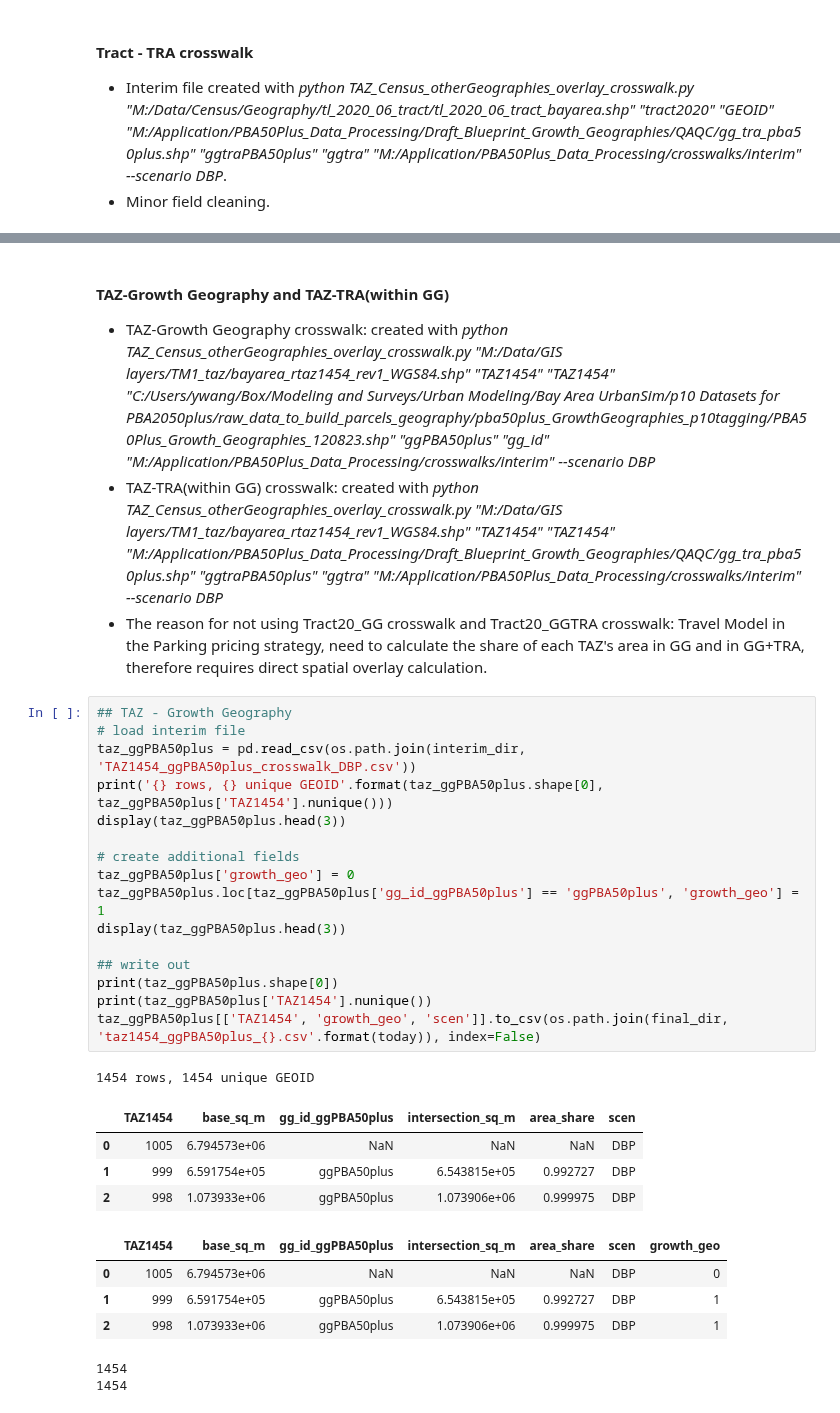
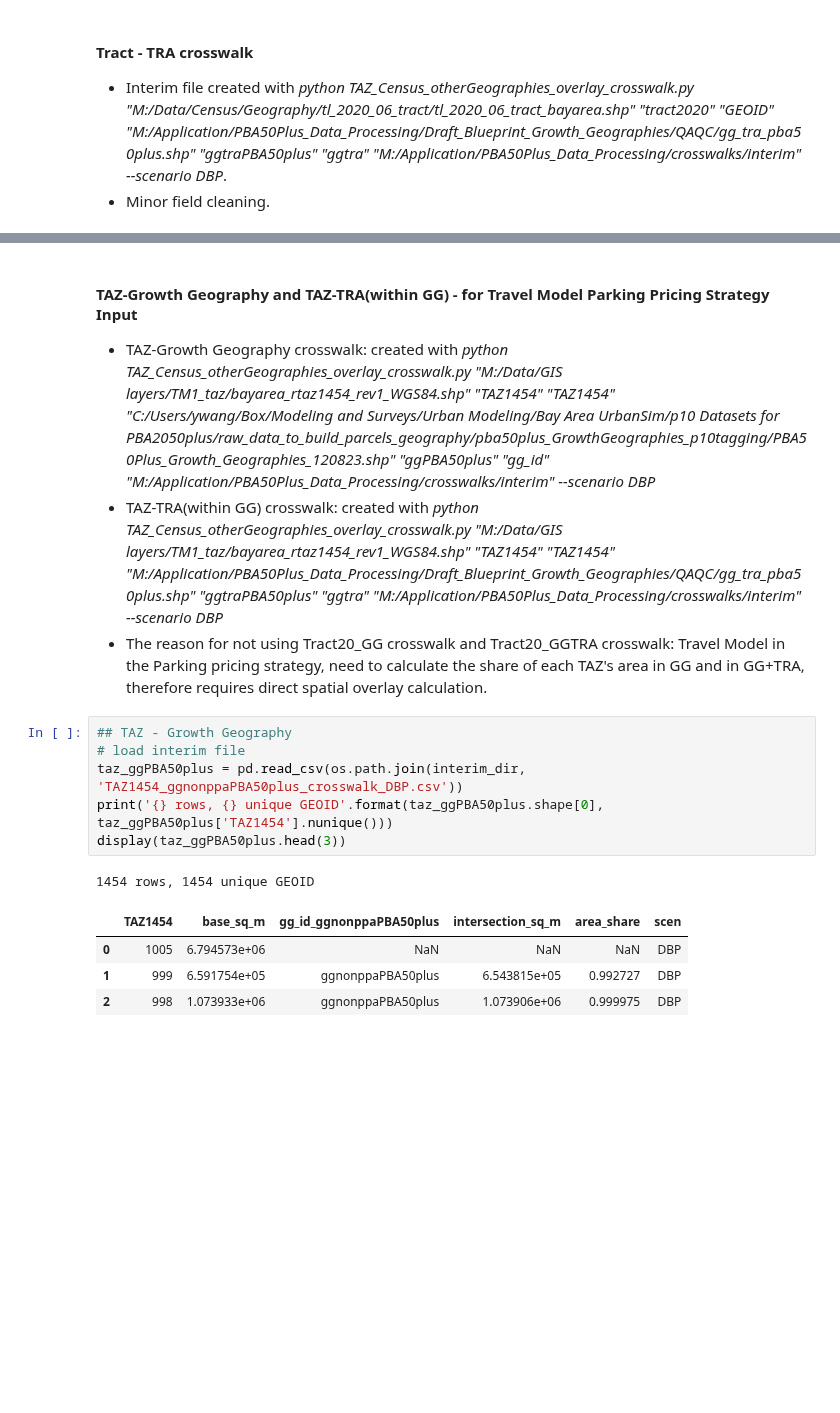
Before and after one commit to BayAreaMetro/travel-model-one, a Jupyter notebook: utilities/taz-data-builder/build_TAZ1454_TRACT20_crosswalks.ipynb, the cells around one changed output, grey strips where cells are left out. Cells and saved outputs as stored; diff of their text form; blank space fills up the shorter version.

```diff
--- a/utilities/taz-data-builder/build_TAZ1454_TRACT20_crosswalks.ipynb
+++ b/utilities/taz-data-builder/build_TAZ1454_TRACT20_crosswalks.ipynb
@@ -241,38 +243,22 @@ tract20_ggtraPBA50plus[['GEOID', 'gg_tra', 'scen']].to_csv(os.path.join(final_di
 1772
 1772
 # %% [markdown]
-#### TAZ-Growth Geography and TAZ-TRA(within GG)
+#### TAZ-Growth Geography and TAZ-TRA(within GG) - for Travel Model Parking Pricing Strategy Input
 * TAZ-Growth Geography crosswalk: created with *python TAZ_Census_otherGeographies_overlay_crosswalk.py "M:/Data/GIS layers/TM1_taz/bayarea_rtaz1454_rev1_WGS84.shp" "TAZ1454"  "TAZ1454" "C:/Users/ywang/Box/Modeling and Surveys/Urban Modeling/Bay Area UrbanSim/p10 Datasets for PBA2050plus/raw_data_to_build_parcels_geography/pba50plus_GrowthGeographies_p10tagging/PBA50Plus_Growth_Geographies_120823.shp" "ggPBA50plus" "gg_id" "M:/Application/PBA50Plus_Data_Processing/crosswalks/interim" --scenario DBP*
 * TAZ-TRA(within GG) crosswalk: created with *python TAZ_Census_otherGeographies_overlay_crosswalk.py "M:/Data/GIS layers/TM1_taz/bayarea_rtaz1454_rev1_WGS84.shp" "TAZ1454"  "TAZ1454" "M:/Application/PBA50Plus_Data_Processing/Draft_Blueprint_Growth_Geographies/QAQC/gg_tra_pba50plus.shp" "ggtraPBA50plus" "ggtra" "M:/Application/PBA50Plus_Data_Processing/crosswalks/interim" --scenario DBP*
 * The reason for not using Tract20_GG crosswalk and Tract20_GGTRA crosswalk: Travel Model in the Parking pricing strategy, need to calculate the share of each TAZ's area in GG and in GG+TRA, therefore requires direct spatial overlay calculation.
 # %%
 ## TAZ - Growth Geography
 # load interim file
-taz_ggPBA50plus = pd.read_csv(os.path.join(interim_dir, 'TAZ1454_ggPBA50plus_crosswalk_DBP.csv'))
+taz_ggPBA50plus = pd.read_csv(os.path.join(interim_dir, 'TAZ1454_ggnonppaPBA50plus_crosswalk_DBP.csv'))
 print('{} rows, {} unique GEOID'.format(taz_ggPBA50plus.shape[0], taz_ggPBA50plus['TAZ1454'].nunique()))
 display(taz_ggPBA50plus.head(3))
-
-# create additional fields
-taz_ggPBA50plus['growth_geo'] = 0
-taz_ggPBA50plus.loc[taz_ggPBA50plus['gg_id_ggPBA50plus'] == 'ggPBA50plus', 'growth_geo'] = 1
-display(taz_ggPBA50plus.head(3))
-
-## write out
-print(taz_ggPBA50plus.shape[0])
-print(taz_ggPBA50plus['TAZ1454'].nunique())
-taz_ggPBA50plus[['TAZ1454', 'growth_geo', 'scen']].to_csv(os.path.join(final_dir, 'taz1454_ggPBA50plus_{}.csv'.format(today)), index=False)
 # %% [output]
 1454 rows, 1454 unique GEOID
-|  | TAZ1454 | base_sq_m | gg_id_ggPBA50plus | intersection_sq_m | area_share | scen |
+|  | TAZ1454 | base_sq_m | gg_id_ggnonppaPBA50plus | intersection_sq_m | area_share | scen |
 | 0 | 1005 | 6.794573e+06 | NaN | NaN | NaN | DBP |
-| 1 | 999 | 6.591754e+05 | ggPBA50plus | 6.543815e+05 | 0.992727 | DBP |
-| 2 | 998 | 1.073933e+06 | ggPBA50plus | 1.073906e+06 | 0.999975 | DBP |
+| 1 | 999 | 6.591754e+05 | ggnonppaPBA50plus | 6.543815e+05 | 0.992727 | DBP |
+| 2 | 998 | 1.073933e+06 | ggnonppaPBA50plus | 1.073906e+06 | 0.999975 | DBP |
-|  | TAZ1454 | base_sq_m | gg_id_ggPBA50plus | intersection_sq_m | area_share | scen | growth_geo |
-| 0 | 1005 | 6.794573e+06 | NaN | NaN | NaN | DBP | 0 |
-| 1 | 999 | 6.591754e+05 | ggPBA50plus | 6.543815e+05 | 0.992727 | DBP | 1 |
-| 2 | 998 | 1.073933e+06 | ggPBA50plus | 1.073906e+06 | 0.999975 | DBP | 1 |
-1454
-1454
 # %%
 ## TAZ - TRA (within GG)
 # load interim file
```
Also changed, not shown: parts of 5 cells of this notebook.
